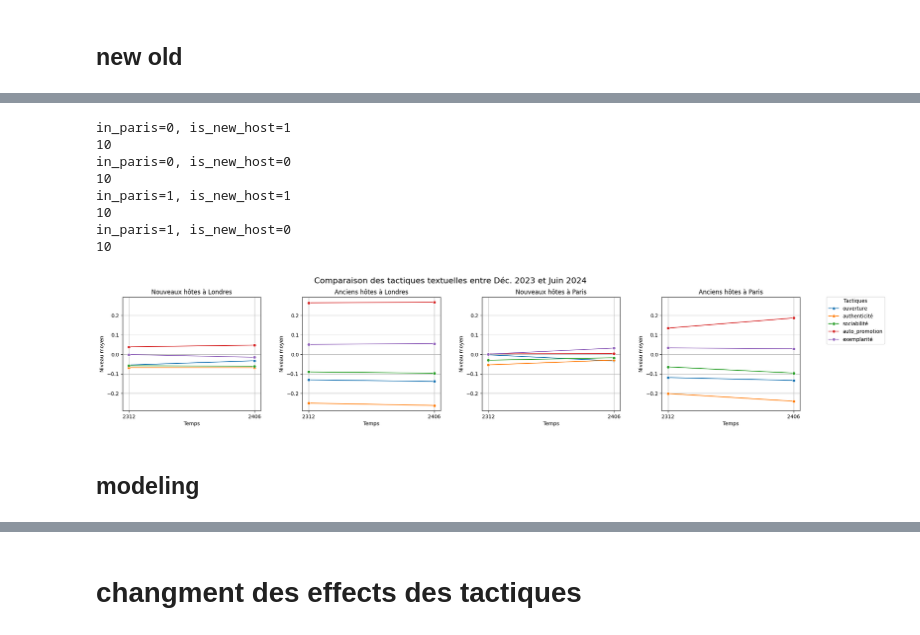
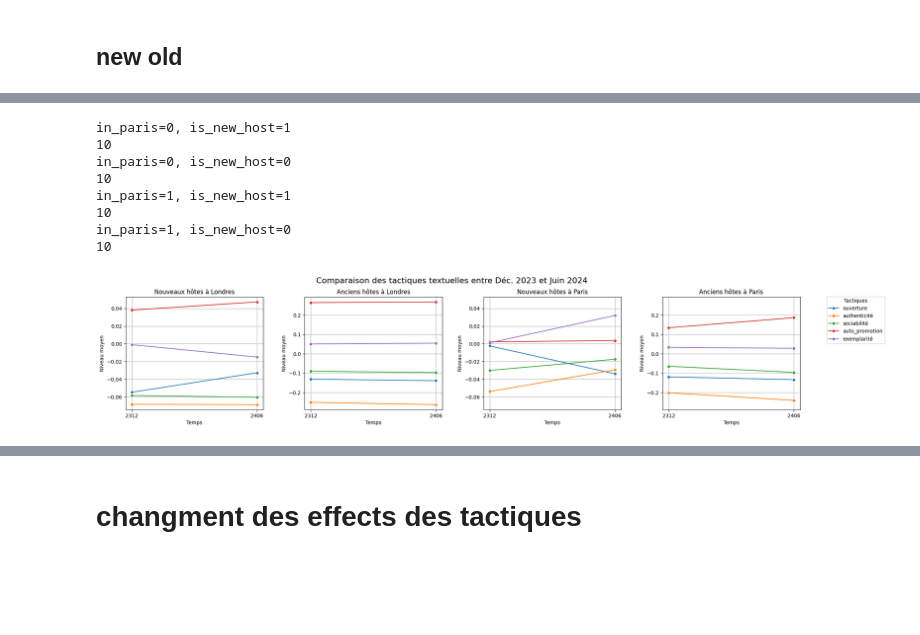
Before and after one commit to yeliu-dh/SelfPresentation_Multimodal_airbnb, a Jupyter notebook: D_stat/test_new_old_host.ipynb, the cells around one changed output, grey strips where cells are left out. Drawn from its saved outputs; the diff is of its cells as text; code cells hidden in the pictures; blank space fills up the shorter version.

```diff
--- a/D_stat/test_new_old_host.ipynb
+++ b/D_stat/test_new_old_host.ipynb
@@ -246,5 +261,5 @@ plt.show()
 # %%
-var='authenticité'
+var='auto_promotion'
 df=df_all.copy()
 
 formula= (f"{var} ~ C(host_identity_verified)  + review_scores_rating + has_rating +"
@@ -954,26 +923,0 @@ in_paris=1, time=2406
-# %%
-
-importlib.reload(desc_new_old)
-from utils.desc_new_old import ttest_by_time
-
-df_plot_time=ttest_by_time(df=df_all,
-                           times=["2312","2406"], in_paris=[1], is_new_host=[1],
-                           vars=tactics_bio)
-df_plot_time
-
-
-p=1
-new=1
-sub=df_plot_time[(df_plot_time['in_paris']==p)&(df_plot_time['is_new_host']==new)]
-display(sub)
-fig, ax=plt.subplots(figsize=(6,4))
-sns.lineplot(
-    data=sub,
-    x='time',
-    y="mean",
-    hue="label",
-    marker="o",
-    ax=ax
-)
-# ax.legend()
-ax.legend(loc="upper left", bbox_to_anchor=(1.02, 1), borderaxespad=0)
@@ -999,7 +1312,11 @@ Name: count, dtype: int64
 # %%
+# 每个时期地点类型房东的平均值
+importlib.reload(desc_new_old)
+from utils.desc_new_old import ttest_by_time
+
 df_plot_time=ttest_by_time(df=df_all,
                            times=["2312","2406"], in_paris=[0, 1], is_new_host=[0, 1],
-                           vars=tactics_bio)
+                           vars=tactics_bio+tactics_pic_dummies)
 df_plot_time
 # %% [output]
 (266852, 129) => (191595, 129)
@@ -1055,22 +1769,24 @@ gs = gridspec.GridSpec(1, 4, figure=fig, hspace=0.5, wspace=0.3)# 1行2列
 axes = []
 # 第一行两个：分别占两列宽 (0:2, 2:4, 4:6)
 ax1 = fig.add_subplot(gs[0, 0:1])
-ax2 = fig.add_subplot(gs[0, 1:2], sharey=ax1)#**
+ax2 = fig.add_subplot(gs[0, 1:2])#**
 ax3 = fig.add_subplot(gs[0, 2:3], sharey=ax1)#**
-ax4 = fig.add_subplot(gs[0, 3:4], sharey=ax1)#**
+ax4 = fig.add_subplot(gs[0, 3:4], sharey=ax2)#**
 axes.extend([ax1, ax2, ax3, ax4])
 
 # ---plot---
 subplot_col1='in_paris'
 subplot_col2='is_new_host'
+tactics=tactics_bio
 i=0
+df_plot=df_plot_time.copy()
 for p in df_plot[subplot_col1].unique():#***
     for new in df_plot[subplot_col2].unique():#***
         print(f"{subplot_col1}={p}, {subplot_col2}={new}")#***
         ax=axes[i]
 
         # ---sub data---
-        sub=df_plot[(df_plot[subplot_col1]==p)&(df_plot[subplot_col2]==new)]#***
+        sub=df_plot[(df_plot[subplot_col1]==p)&(df_plot[subplot_col2]==new)&(df_plot['variable'].isin(tactics))]#***
         # display(sub)
         print(len(sub))#=5 tactics*2 times=10
 
@@ -1109,33 +1825,31 @@ fig.suptitle(
 #     "Significativité de la différence entre des nouveaux et anciens hôtes : *** p<0.001, ** p<0.01, * p<0.05, . p<0.1",
 #     ha="center",
 #     fontsize=10,
 #     style="italic",
 # )
 
 handles, labels = ax.get_legend_handles_labels()
 fig.legend(handles, labels, title="Tactiques", loc="upper right", bbox_to_anchor=(1, 0.9))
 plt.tight_layout(rect=[0, 0.1, 0.9, 1])# [left, bottom, right, top]
 plt.subplots_adjust(bottom=0.1)#控制子图到底的距离，给text留出空间
 
 plt.show()
 
 
 #新老房东使用策略是否发生随时间发生显著变化？
 # 先看平均水平：几乎都是是平行的
 
 ## ttest显著但是还需要检查效应量！极小的差异也可能显著cohensd
 
 ## 如果有jo冲击，paris新房东变化-london新房东变化显著， paris老房东变化-london老房东变化显著，
 # 但新老房东显著的策略不同？
 # %% [output]
 in_paris=0, is_new_host=1
 10
 in_paris=0, is_new_host=0
 10
 in_paris=1, is_new_host=1
 10
 in_paris=1, is_new_host=0
 10
-[figure, old version]
+[figure, new version]
-# %% [markdown]
-## modeling
```
Also changed, not shown: parts of 56 cells of this notebook, 6 other files.
